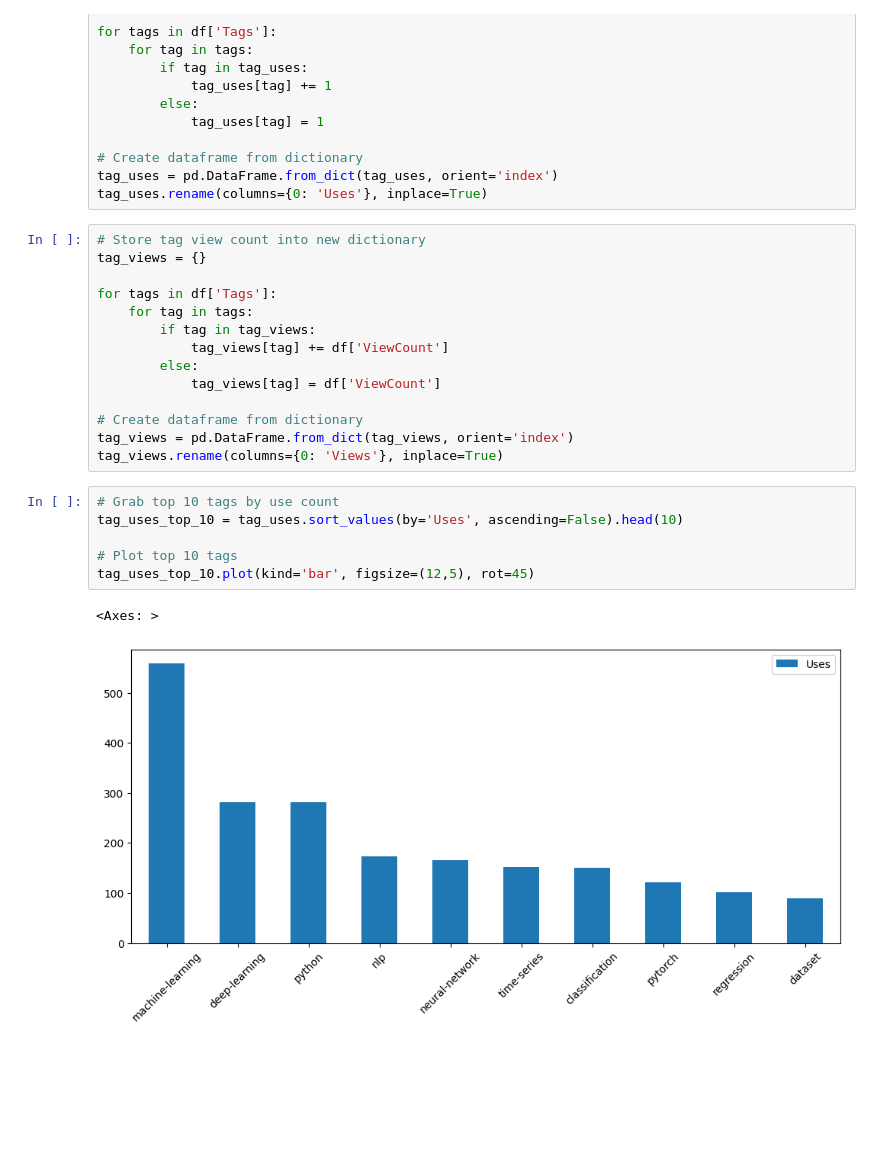
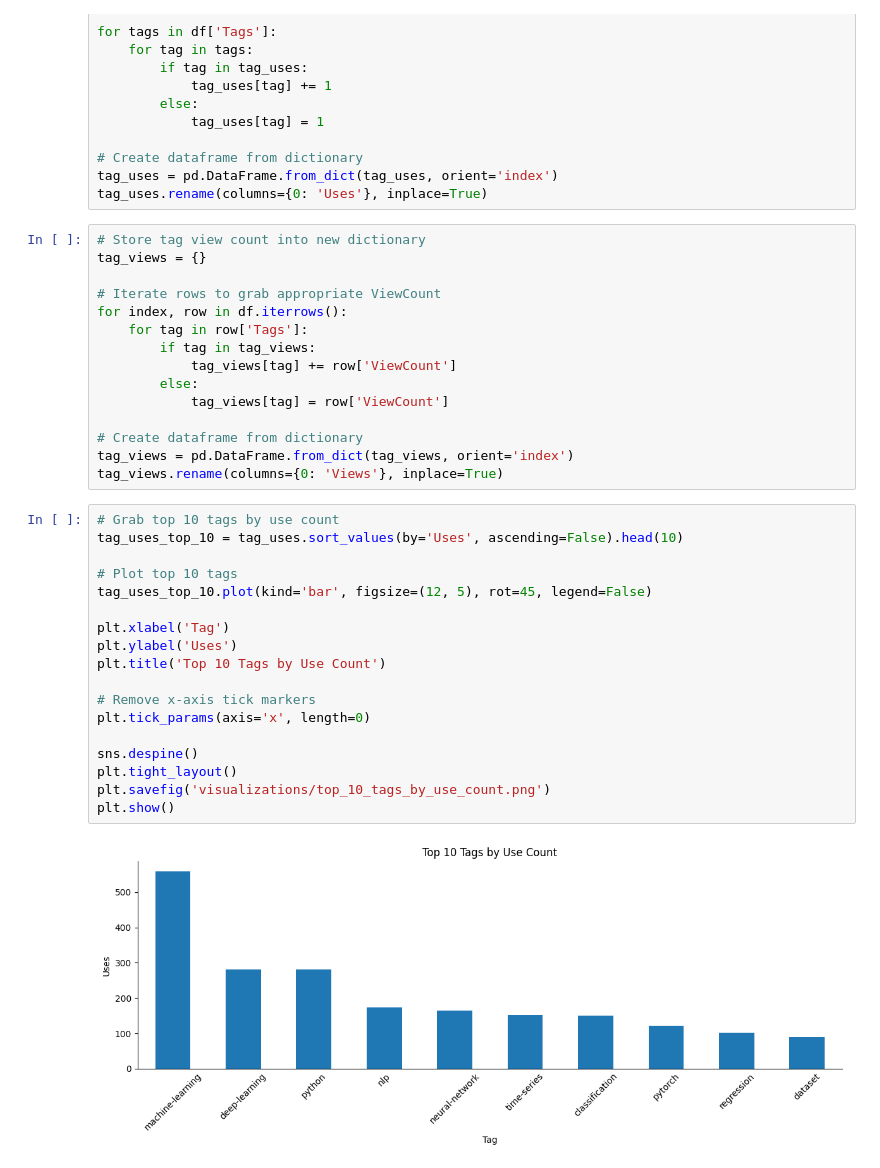
Before and after one commit to jastro-dev/dq-11-stackexchange-popular-questions, a Jupyter notebook: main_notebook.ipynb, the cells around one changed output. Drawn from its saved outputs; the diff is of its cells as text; blank space fills up the shorter version.

```diff
--- a/main_notebook.ipynb
+++ b/main_notebook.ipynb
@@ -198,12 +199,13 @@ tag_uses.rename(columns={0: 'Uses'}, inplace=True)
 # Store tag view count into new dictionary
 tag_views = {}
 
-for tags in df['Tags']:
-    for tag in tags:
+# Iterate rows to grab appropriate ViewCount
+for index, row in df.iterrows():
+    for tag in row['Tags']:
         if tag in tag_views:
-            tag_views[tag] += df['ViewCount']
+            tag_views[tag] += row['ViewCount']
         else:
-            tag_views[tag] = df['ViewCount']
+            tag_views[tag] = row['ViewCount']
 
 # Create dataframe from dictionary
 tag_views = pd.DataFrame.from_dict(tag_views, orient='index')
@@ -211,9 +213,20 @@ tag_views.rename(columns={0: 'Views'}, inplace=True)
 # %%
 # Grab top 10 tags by use count
 tag_uses_top_10 = tag_uses.sort_values(by='Uses', ascending=False).head(10)
 
 # Plot top 10 tags
-tag_uses_top_10.plot(kind='bar', figsize=(12,5), rot=45)
+tag_uses_top_10.plot(kind='bar', figsize=(12, 5), rot=45, legend=False)
+
+plt.xlabel('Tag')
+plt.ylabel('Uses')
+plt.title('Top 10 Tags by Use Count')
+
+# Remove x-axis tick markers
+plt.tick_params(axis='x', length=0)
+
+sns.despine()
+plt.tight_layout()
+plt.savefig('visualizations/top_10_tags_by_use_count.png')
+plt.show()
 # %% [output]
-<Axes: >
-[figure, old version]
+[figure, new version]
```
Also changed, not shown: parts of 2 cells of this notebook.
